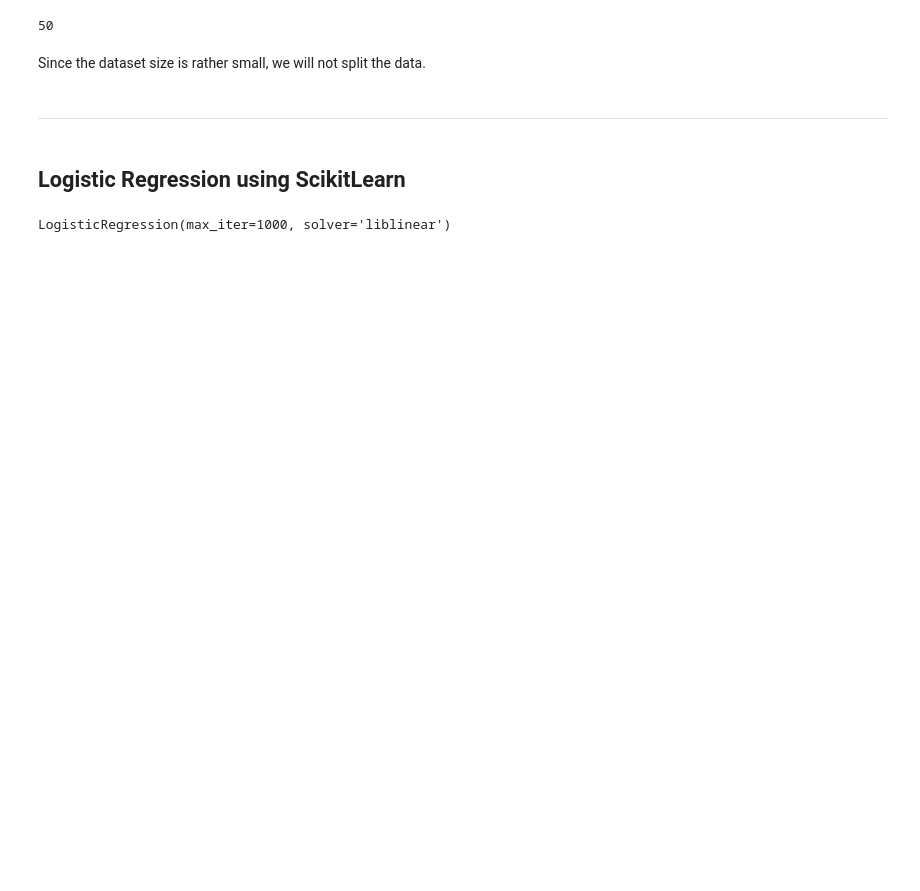
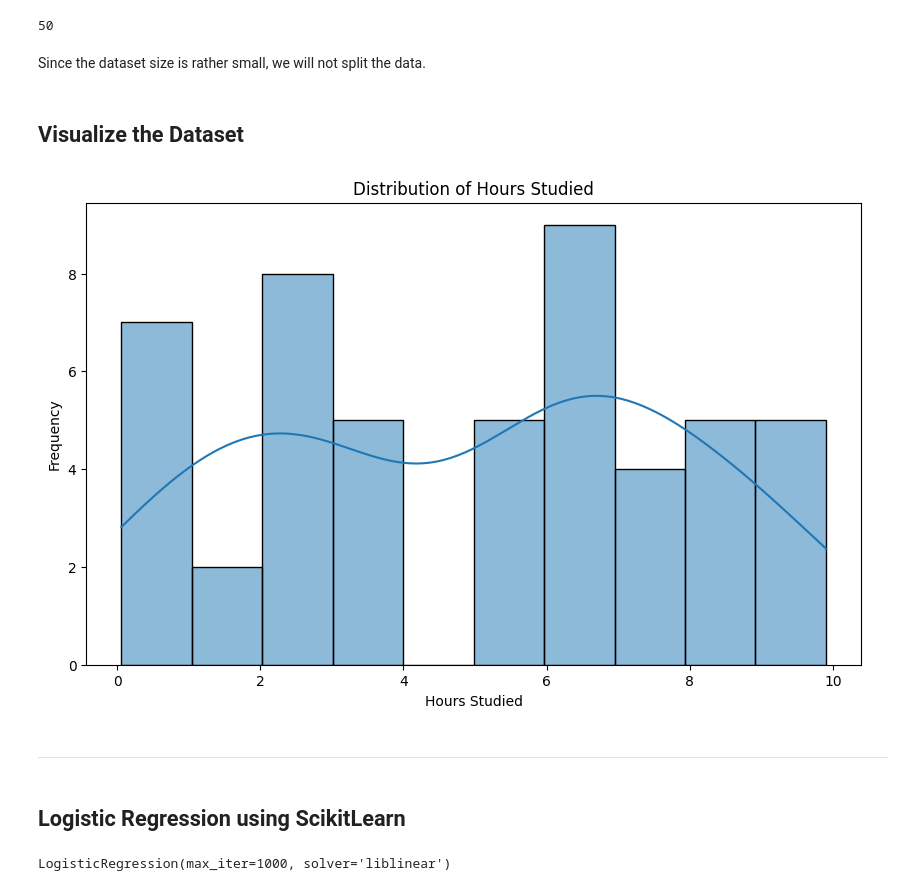
Before and after one commit to kabsmeiou/ml-groupings, a Jupyter notebook: logistic_regression/King-Kane_Act4.ipynb, the cells around one changed output. Drawn from its saved outputs; the diff is of its cells as text; code cells hidden in the pictures; blank space fills up the shorter version.

Commit message:
add: plots

```diff
--- a/logistic_regression/King-Kane_Act4.ipynb
+++ b/logistic_regression/King-Kane_Act4.ipynb
@@ -42,6 +48,17 @@ Since the dataset size is rather small, we will not split the data.
 # %%
 X = pd.DataFrame(df['hours_studied'])
 y = df['pass']
+# %% [markdown]
+## Visualize the Dataset
+# %%
+plt.figure(figsize=(10, 6))
+sns.histplot(df['hours_studied'], bins=10, kde=True)
+plt.title('Distribution of Hours Studied')
+plt.xlabel('Hours Studied')
+plt.ylabel('Frequency')
+plt.show()
+# %% [output]
+[figure, added]
 # %% [markdown]
 ---
 # %% [markdown]
```
Also changed, not shown: parts of 8 cells of this notebook.
